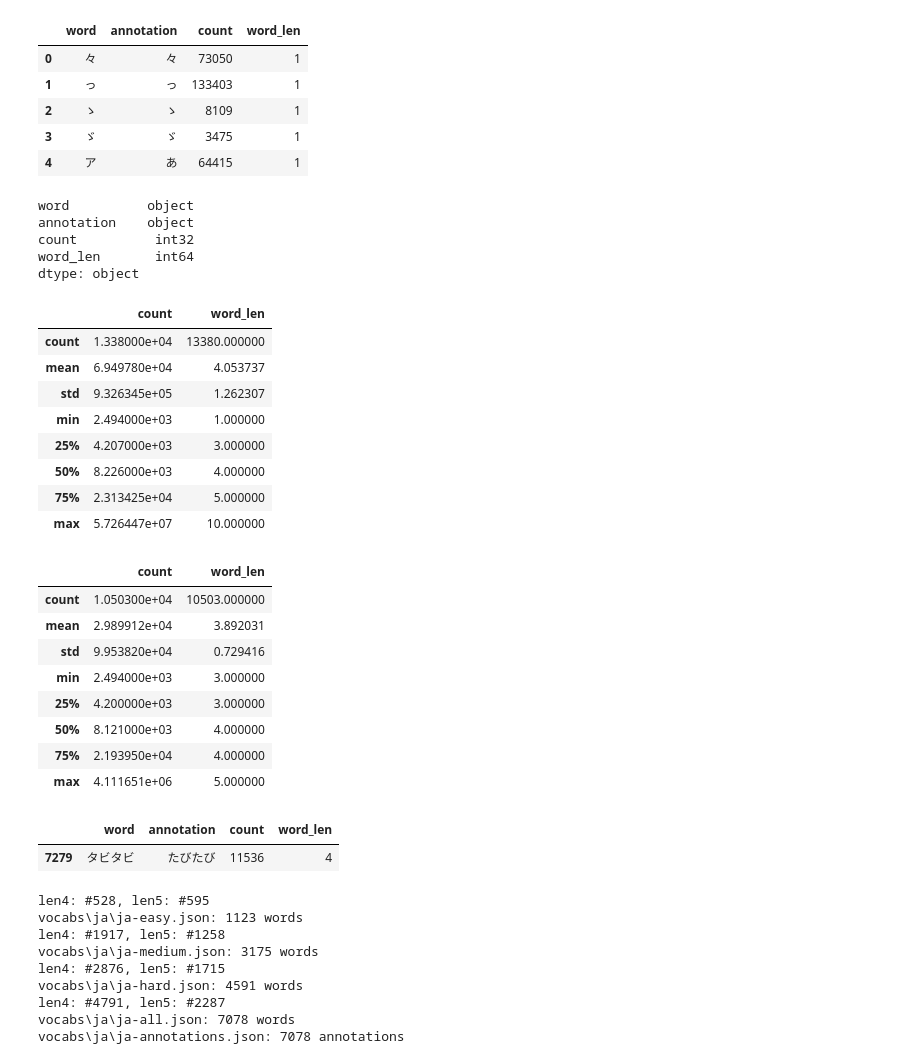
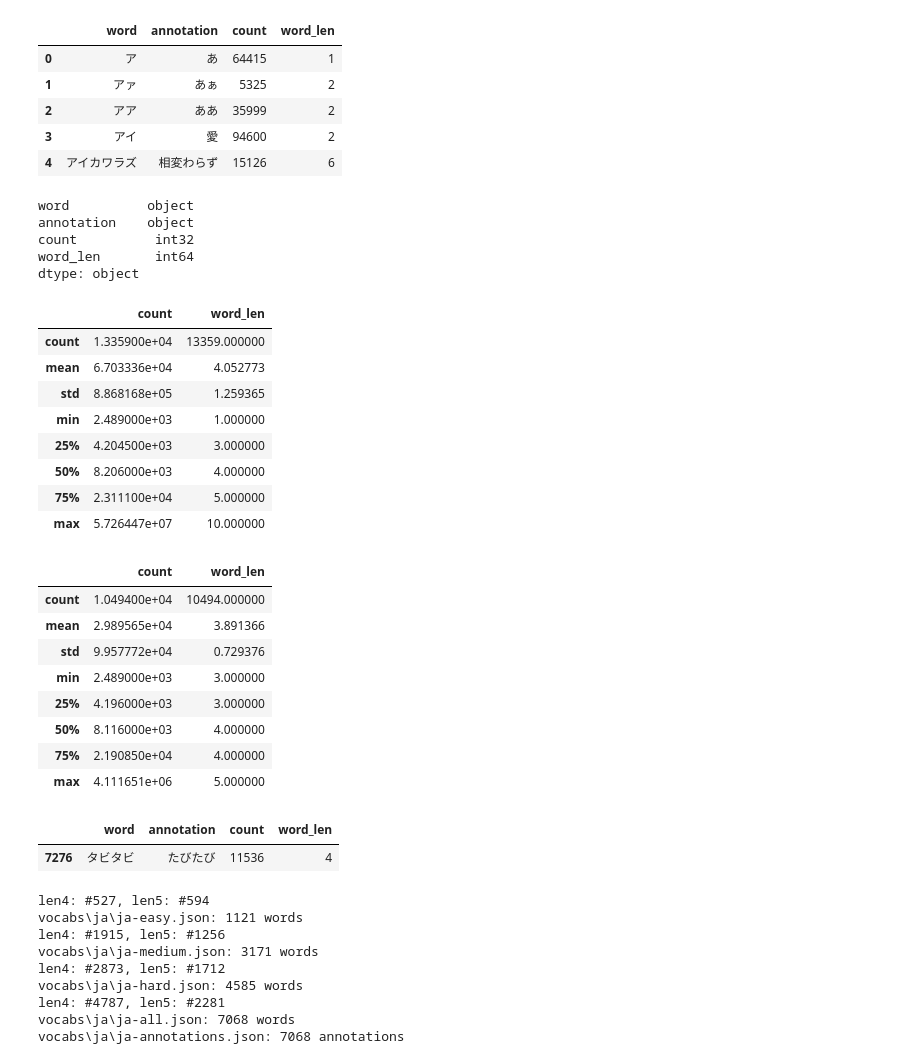
Before and after one commit to KaFaiFai/analyze_word, a Jupyter notebook: analyze_words_ja.ipynb, the cells around one changed output. Saved outputs shown, nothing was run; the diff lists cells and outputs as text; code cells hidden in the pictures.

Commit message:
+ filter alphabets for ja

```diff
--- a/analyze_words_ja.ipynb
+++ b/analyze_words_ja.ipynb
@@ -5,40 +30,27 @@ import numpy as np
 # %%
-df = pd.read_excel(
-    r"word_list\japanese\NLT1.40_freq_list.xlsx",
-    sheet_name="NLT 1.40頻度リスト",
-)
-
-# extract and rename columns
-df = df[["レマ", "読み", "頻度"]].rename(
-    columns={"レマ": "annotation", "読み": "word", "頻度": "count"}
-)
-
-# cleanse words
-df = df[np.isfinite(df["count"])]
-df = df.dropna()
-
 # fix format
 df["word"] = df["word"].astype(str)
 df["count"] = df["count"].astype(int)
 agg_functions = {"word": "first", "annotation": "first", "count": "sum"}
 df = df.groupby(df["word"], as_index=False).aggregate(agg_functions)
 
 # allowed alphabets
-df = df[df["word"].str.isalpha()]
+allowed_alphabets = "ァアィイゥウェエォオカガキギクグケゲコゴサザシジスズセゼソゾタダチヂッツヅテデトドナニヌネノハバパヒビピフブプヘベペホボポマミムメモャヤュユョヨラリルレロワンー"
+df = df[df["word"].str.contains(f"^[{allowed_alphabets}]+$")]
 
 # frequent words
 df = df[df["count"] > df["count"].quantile(0.82)]
 
 df["word_len"] = df["word"].apply(len)
 df = df.sort_values(by=["word"]).reset_index(drop=True)
 df.head()
 # %% [output]
 |  | word | annotation | count | word_len |
-| 0 | 々 | 々 | 73050 | 1 |
-| 1 | っ | っ | 133403 | 1 |
-| 2 | ゝ | ゝ | 8109 | 1 |
-| 3 | ゞ | ゞ | 3475 | 1 |
-| 4 | ア | あ | 64415 | 1 |
+| 0 | ア | あ | 64415 | 1 |
+| 1 | アァ | あぁ | 5325 | 2 |
+| 2 | アア | ああ | 35999 | 2 |
+| 3 | アイ | 愛 | 94600 | 2 |
+| 4 | アイカワラズ | 相変わらず | 15126 | 6 |
 # %%
 df.dtypes
 # %% [output]
@@ -51,31 +63,31 @@ dtype: object
 df.describe()
 # %% [output]
 |  | count | word_len |
-| count | 1.338000e+04 | 13380.000000 |
-| mean | 6.949780e+04 | 4.053737 |
-| std | 9.326345e+05 | 1.262307 |
-| min | 2.494000e+03 | 1.000000 |
-| 25% | 4.207000e+03 | 3.000000 |
-| 50% | 8.226000e+03 | 4.000000 |
-| 75% | 2.313425e+04 | 5.000000 |
+| count | 1.335900e+04 | 13359.000000 |
+| mean | 6.703336e+04 | 4.052773 |
+| std | 8.868168e+05 | 1.259365 |
+| min | 2.489000e+03 | 1.000000 |
+| 25% | 4.204500e+03 | 3.000000 |
+| 50% | 8.206000e+03 | 4.000000 |
+| 75% | 2.311100e+04 | 5.000000 |
 | max | 5.726447e+07 | 10.000000 |
 # %%
 df[(df["word_len"] >= 3) & (df["word_len"] <= 5) & (df["count"] > 10)].describe()
 # %% [output]
 |  | count | word_len |
-| count | 1.050300e+04 | 10503.000000 |
-| mean | 2.989912e+04 | 3.892031 |
-| std | 9.953820e+04 | 0.729416 |
-| min | 2.494000e+03 | 3.000000 |
-| 25% | 4.200000e+03 | 3.000000 |
-| 50% | 8.121000e+03 | 4.000000 |
-| 75% | 2.193950e+04 | 4.000000 |
+| count | 1.049400e+04 | 10494.000000 |
+| mean | 2.989565e+04 | 3.891366 |
+| std | 9.957772e+04 | 0.729376 |
+| min | 2.489000e+03 | 3.000000 |
+| 25% | 4.196000e+03 | 3.000000 |
+| 50% | 8.116000e+03 | 4.000000 |
+| 75% | 2.190850e+04 | 4.000000 |
 | max | 4.111651e+06 | 5.000000 |
 # %%
 df.query("'タビタビ' in word")
 # %% [output]
 |  | word | annotation | count | word_len |
-| 7279 | タビタビ | たびたび | 11536 | 4 |
+| 7276 | タビタビ | たびたび | 11536 | 4 |
 # %%
 difficulties = {"easy": 0.89, "medium": 0.6, "hard": 0.4, "all": 0}
 min_len = 4
@@ -112,12 +124,12 @@ for name, base_percentile in difficulties.items():
             json.dump(data, f)
             print(f"{f.name}: {len(df_filtered)} annotations")
 # %% [output]
-len4: #528, len5: #595
-vocabs\ja\ja-easy.json: 1123 words
-len4: #1917, len5: #1258
-vocabs\ja\ja-medium.json: 3175 words
-len4: #2876, len5: #1715
-vocabs\ja\ja-hard.json: 4591 words
-len4: #4791, len5: #2287
-vocabs\ja\ja-all.json: 7078 words
-vocabs\ja\ja-annotations.json: 7078 annotations
+len4: #527, len5: #594
+vocabs\ja\ja-easy.json: 1121 words
+len4: #1915, len5: #1256
+vocabs\ja\ja-medium.json: 3171 words
+len4: #2873, len5: #1712
+vocabs\ja\ja-hard.json: 4585 words
+len4: #4787, len5: #2281
+vocabs\ja\ja-all.json: 7068 words
+vocabs\ja\ja-annotations.json: 7068 annotations
```
Also changed, not shown: parts of 2 cells of this notebook, 9 other files.
